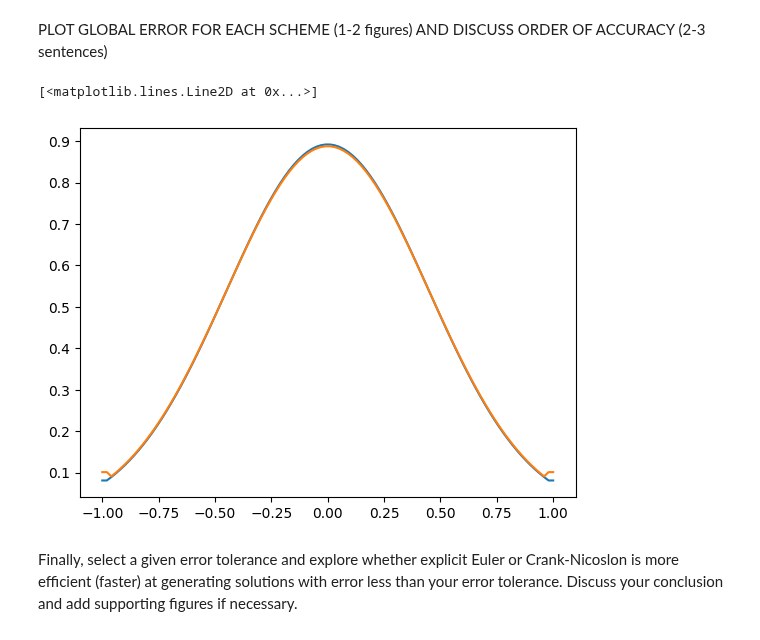
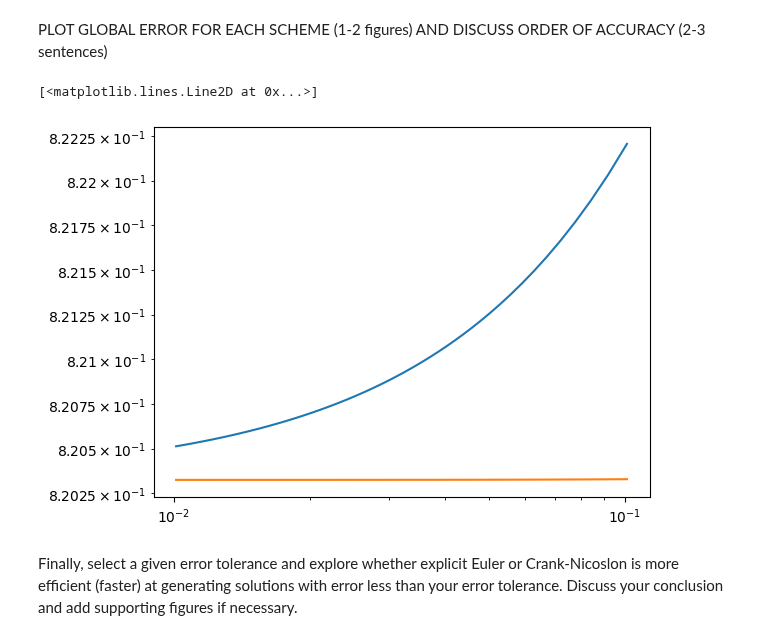
Before and after one commit to SquidsofDoom/QCES, a Jupyter notebook: Project1_numerical_methods.ipynb, the cells around one changed output. Drawn from its saved outputs; the diff is of its cells as text; code cells hidden in the pictures.

```diff
--- a/Project1_numerical_methods.ipynb
+++ b/Project1_numerical_methods.ipynb
@@ -381,37 +403,73 @@ for Nt in Nt_values:
     cn_Nt_values.append(Nt)
     cn_results.append(c_cn)
     cn_execution_times.append(end_time_cn - start_time_cn)
 
 plt.figure(figsize=(7, 3))
 
 plt.scatter(ee_Nt_values, ee_execution_times, s=10, color='blue', label='Explicit Euler')
 plt.scatter(cn_Nt_values, cn_execution_times, s=10, color='red', label='Crank-Nicolson')
 plt.legend()
 plt.xlabel('Nt values')
 plt.ylabel('Execution times (s)')
 plt.title('Comparing the Explicit Euler and Crank-Nicolson methods on their execution times for a range of time-steps')
 plt.legend()
 
-plt.show()"""
+plt.show()
+
+
+
+
+
+
+
+
 kappa = 0.01
 t0 = 0.001
 tf = 0.1
 divisions = 100
 EE_error = np.zeros(divisions-1)
 timearray = np.zeros((divisions-1),dtype = 'object')
 timestepval = np.zeros(divisions-1)
+
 for a in range(2,divisions-1):
 
     timearray[a] = np.linspace(t0,tf,a)
     EE_error[a] =  set_ics(x,kappa,10)[50] - EE(x,timearray[a],kappa)[50,-1]
     timestepval[a] = timearray[a][1]-timearray[a][0]
+print(timearray)
+"""
 
 
-plt.plot(x,EE(x,timearray[2],kappa)[:,0])
-plt.plot(x,EE(x,timearray[2],kappa)[:,1])
+
+
+kappa = 0.001
+
+dtinit = 1
+dtfinal = 2
+dtinc = 0.1
+
+
+#dtarray = np.arange(dtinit,dtfinal,dtinc)
+
+loc = int(np.floor(Nx/2))
+
+numtimesteps = np.arange(100,1000,10)
+dts = np.zeros(len(numtimesteps))
+EE_error = np.zeros(len(numtimesteps))
+CN_error = np.zeros(len(numtimesteps))
+
+for i, N in enumerate(numtimesteps):
+  timearray = np.linspace(t_start,t_end,N)
+  dts[i] = timearray[1]-timearray[0]
+  EE_error[i] = np.abs(set_ics(x,kappa,t_end)[loc] - EE(x,timearray,kappa)[loc,-1])
+  CN_error[i] = np.abs(set_ics(x,kappa,t_end)[loc] - CN(x,timearray,kappa)[loc,-1])
+
+plt.loglog(dts, EE_error)
+plt.loglog(dts, CN_error)
+plt.set_xscale()
 # %% [output]
 [<matplotlib.lines.Line2D at 0x...>]
-[figure, old version]
+[figure, new version]
 # %% [markdown]
 Finally, select a given error tolerance and explore whether explicit Euler or Crank-Nicoslon is more efficient (faster) at generating solutions with error less than your error tolerance. Discuss your conclusion and add supporting figures if necessary.
 # %% [markdown]
```
Also changed, not shown: parts of 5 cells of this notebook.
